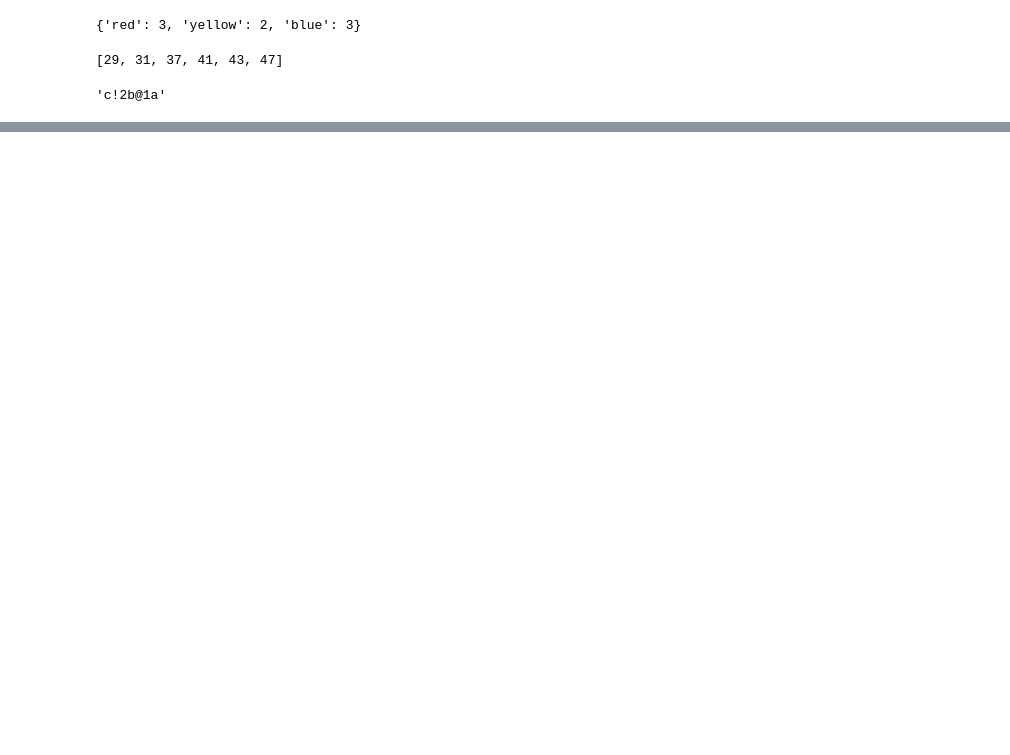
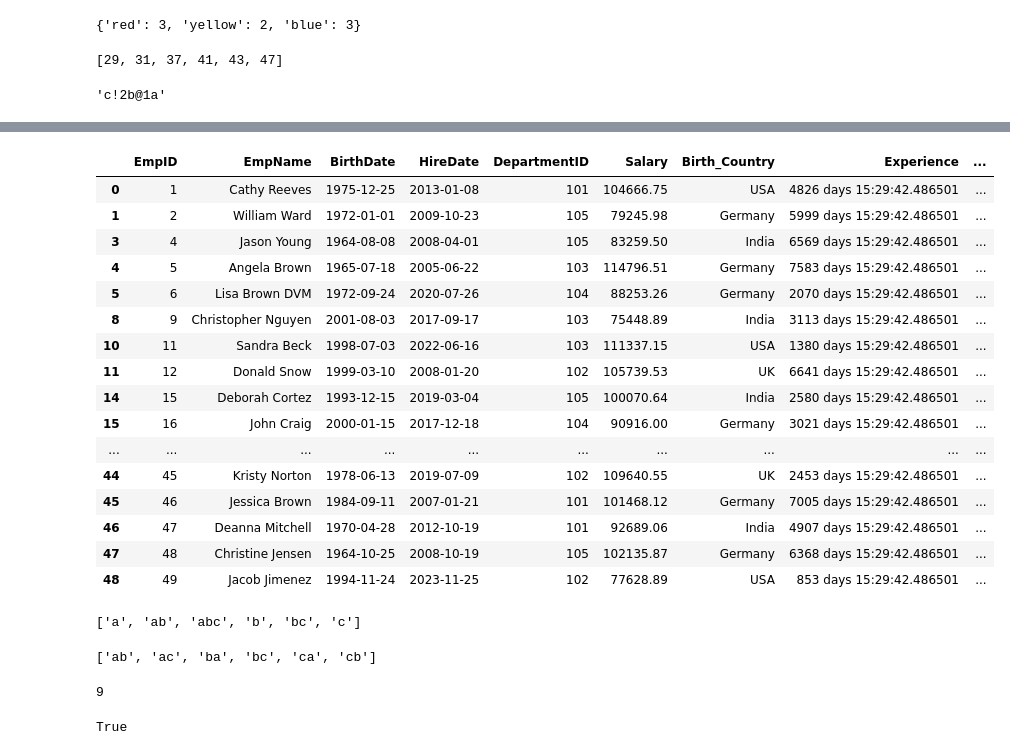
Before and after one commit to Davidov17/Python_homeworks, a Jupyter notebook: Finalprep/preparation.ipynb, the cells around one changed output, grey strips where cells are left out. Cells and saved outputs as stored; diff of their text form; code cells hidden in the pictures; blank space fills up the shorter version.

```diff
--- a/Finalprep/preparation.ipynb
+++ b/Finalprep/preparation.ipynb
@@ -97,0 +341,4 @@ new_string
+# %%
+import pandas as pd
+df = pd.read_csv('employee_data (2).csv')
+df
@@ -97,0 +392,7 @@ new_string
+# %%
+from datetime import datetime
+now= datetime.now()
+df['HireDate'] = pd.to_datetime(df['HireDate'])
+df['Experience'] = now - df['HireDate']
+df['Experience']
+result = df.loc[df.groupby('Birth_Country')['Experience'].idxmax()]
@@ -97,0 +407,69 @@ new_string
+# %%
+df['Average_salary'] = df.groupby('Birth_Country')['Salary'].transform('mean')
+# %%
+above_average = df[df['Salary'] > df['Average_salary']]
+# %%
+above_average
+# %% [output]
+|  | EmpID | EmpName | BirthDate | HireDate | DepartmentID | Salary | Birth_Country | Experience | ... |
+| 0 | 1 | Cathy Reeves | 1975-12-25 | 2013-01-08 | 101 | 104666.75 | USA | 4826 days 15:29:42.486501 | ... |
+| 1 | 2 | William Ward | 1972-01-01 | 2009-10-23 | 105 | 79245.98 | Germany | 5999 days 15:29:42.486501 | ... |
+| 3 | 4 | Jason Young | 1964-08-08 | 2008-04-01 | 105 | 83259.50 | India | 6569 days 15:29:42.486501 | ... |
+| 4 | 5 | Angela Brown | 1965-07-18 | 2005-06-22 | 103 | 114796.51 | Germany | 7583 days 15:29:42.486501 | ... |
+| 5 | 6 | Lisa Brown DVM | 1972-09-24 | 2020-07-26 | 104 | 88253.26 | Germany | 2070 days 15:29:42.486501 | ... |
+| 8 | 9 | Christopher Nguyen | 2001-08-03 | 2017-09-17 | 103 | 75448.89 | India | 3113 days 15:29:42.486501 | ... |
+| 10 | 11 | Sandra Beck | 1998-07-03 | 2022-06-16 | 103 | 111337.15 | USA | 1380 days 15:29:42.486501 | ... |
+| 11 | 12 | Donald Snow | 1999-03-10 | 2008-01-20 | 102 | 105739.53 | UK | 6641 days 15:29:42.486501 | ... |
+| 14 | 15 | Deborah Cortez | 1993-12-15 | 2019-03-04 | 105 | 100070.64 | India | 2580 days 15:29:42.486501 | ... |
+| 15 | 16 | John Craig | 2000-01-15 | 2017-12-18 | 104 | 90916.00 | Germany | 3021 days 15:29:42.486501 | ... |
+| ... | ... | ... | ... | ... | ... | ... | ... | ... | ... |
+| 44 | 45 | Kristy Norton | 1978-06-13 | 2019-07-09 | 102 | 109640.55 | UK | 2453 days 15:29:42.486501 | ... |
+| 45 | 46 | Jessica Brown | 1984-09-11 | 2007-01-21 | 101 | 101468.12 | Germany | 7005 days 15:29:42.486501 | ... |
+| 46 | 47 | Deanna Mitchell | 1970-04-28 | 2012-10-19 | 101 | 92689.06 | India | 4907 days 15:29:42.486501 | ... |
+| 47 | 48 | Christine Jensen | 1964-10-25 | 2008-10-19 | 105 | 102135.87 | Germany | 6368 days 15:29:42.486501 | ... |
+| 48 | 49 | Jacob Jimenez | 1994-11-24 | 2023-11-25 | 102 | 77628.89 | USA | 853 days 15:29:42.486501 | ... |
+# %%
+import numpy as np
+import math
+word = 'abc'
+permuted = []
+for i in range(len(word)):
+    for j in range(i+1, len(word)+1):
+        permuted.append(word[i:j])
+permuted
+# %% [output]
+['a', 'ab', 'abc', 'b', 'bc', 'c']
+# %%
+word = 'abc'
+permuted = []
+for i in range(len(word)):
+    current_char = word[i]
+    remaining_char = word[:i] + word[i+1:]
+    for j in range(len(word)-1):
+        if i<j:
+
+         permuted.append(current_char + j)
+permuted
+# %% [output]
+['ab', 'ac', 'ba', 'bc', 'ca', 'cb']
+# %%
+def digit_sum(k):
+    sum = 0
+    while k > 0:
+        sum += k % 10
+        k //= 10
+    return sum
+digit_sum(27)
+# %% [output]
+9
+# %%
+def is_prime(n):
+    if n < 1:
+        return False
+    for i in range(2, int(n ** 0.5) + 1):
+        if n % i == 0:
+            return False
+    return True
+is_prime(1)
+# %% [output]
+True
```
Also changed, not shown: parts of 60 cells of this notebook, 2 other files.
